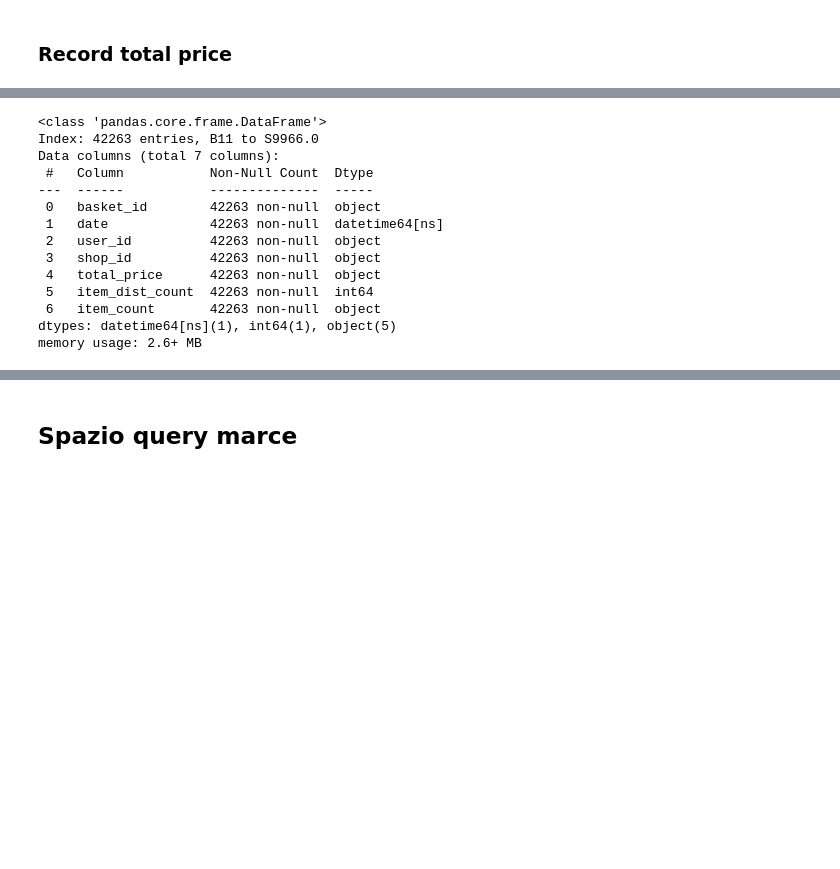
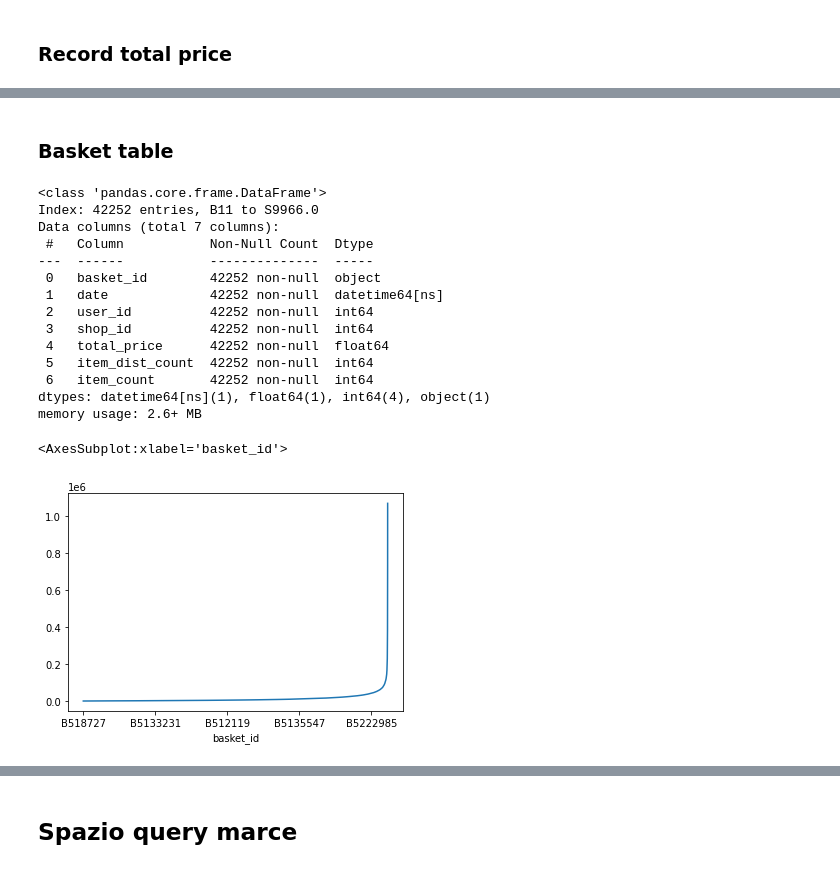
Before and after one commit to frankpietro/dm-project, a Jupyter notebook: dm.ipynb, the cells around one changed output, grey strips where cells are left out. Drawn from its saved outputs; the diff is of its cells as text; code cells hidden in the pictures; blank space fills up the shorter version.

Commit message:
Added date table and plots for all minor tables

```diff
--- a/dm.ipynb
+++ b/dm.ipynb
@@ -336,6 +365,7 @@ memory usage: 34.2+ MB
 ### Cleaning item columns
 # %%
 clean_basket_df = clean_basket_df.dropna(subset=QTY)
+clean_basket_df = clean_basket_df[clean_basket_df[QTY] > 0]
 clean_basket_df.info()
 # %% [output]
 <class 'pandas.core.frame.DataFrame'>
@@ -394,6 +424,6 @@ memory usage: 30.0+ MB
 # %%
 temp = clean_basket_df.groupby(ITEM)[UPRICE].mean()
-priced_items_df = pd.merge(items_df, temp, on=ITEM, how='outer')
+priced_items_df = pd.merge(original_items_df, temp, on=ITEM, how='outer')
 priced_items_df.info()
 # %% [output]
 <class 'pandas.core.frame.DataFrame'>
@@ -410,7 +440,7 @@ memory usage: 887.7+ KB
 # %%
 clean_basket_df = clean_basket_df.set_index(ITEM).join(priced_items_df.set_index(ITEM), lsuffix='', rsuffix='_temp').reset_index()
 clean_basket_df[UPRICE] = clean_basket_df[UPRICE].fillna(clean_basket_df['item_price_temp'])
-clean_basket_df = clean_basket_df.drop(['item_name', CAT, 'item_price_temp'], axis=1)
+clean_basket_df = clean_basket_df.drop([INAME, CAT, 'item_price_temp'], axis=1)
 clean_basket_df = clean_basket_df.dropna()
 clean_basket_df = clean_basket_df.drop('Unnamed: 0', axis=1)
 
@@ -492,27 +544,33 @@ memory usage: 36.9+ MB
+# %% [markdown]
+### Basket table
 # %%
 # make tab for basket (basket price, user, date, shop, basket quantity)
-
 b_df = pd.DataFrame()
 b_df[BASKET] = total_df.groupby([BASKET])[[BASKET]].first()
 b_df[DATE] = total_df.groupby([BASKET])[[DATE]].first()
-b_df[USER] = total_df.groupby([BASKET])[[USER]].first()
-b_df[SHOP] = total_df.groupby([BASKET])[[SHOP]].first()
-b_df[TPRICE] = total_df.groupby([BASKET])[[TPRICE]].sum()
+b_df[USER] = total_df.groupby([BASKET])[[USER]].first().astype(int)
+b_df[SHOP] = total_df.groupby([BASKET])[[SHOP]].first().astype(int)
+b_df[TPRICE] = total_df.groupby([BASKET])[[TPRICE]].sum().astype(float)
 b_df[BDQTY] = total_df.groupby([BASKET])[[BASKET]].size()
-b_df[BQTY] = total_df.groupby([BASKET])[[QTY]].sum()
+b_df[BQTY] = total_df.groupby([BASKET])[[QTY]].sum().astype(int)
 b_df.info()
 # %% [output]
 <class 'pandas.core.frame.DataFrame'>
-Index: 42263 entries, B11 to S9966.0
+Index: 42252 entries, B11 to S9966.0
 Data columns (total 7 columns):
  #   Column           Non-Null Count  Dtype
 ---  ------           --------------  -----
- 0   basket_id        42263 non-null  object
- 1   date             42263 non-null  datetime64[ns]
- 2   user_id          42263 non-null  object
- 3   shop_id          42263 non-null  object
- 4   total_price      42263 non-null  object
- 5   item_dist_count  42263 non-null  int64
- 6   item_count       42263 non-null  object
-dtypes: datetime64[ns](1), int64(1), object(5)
+ 0   basket_id        42252 non-null  object
+ 1   date             42252 non-null  datetime64[ns]
+ 2   user_id          42252 non-null  int64
+ 3   shop_id          42252 non-null  int64
+ 4   total_price      42252 non-null  float64
+ 5   item_dist_count  42252 non-null  int64
+ 6   item_count       42252 non-null  int64
+dtypes: datetime64[ns](1), float64(1), int64(4), object(1)
 memory usage: 2.6+ MB
+# %%
+b_df[TPRICE].sort_values().plot()
+# %% [output]
+<AxesSubplot:xlabel='basket_id'>
+[figure, added]
```
Also changed, not shown: parts of 38 cells of this notebook.
